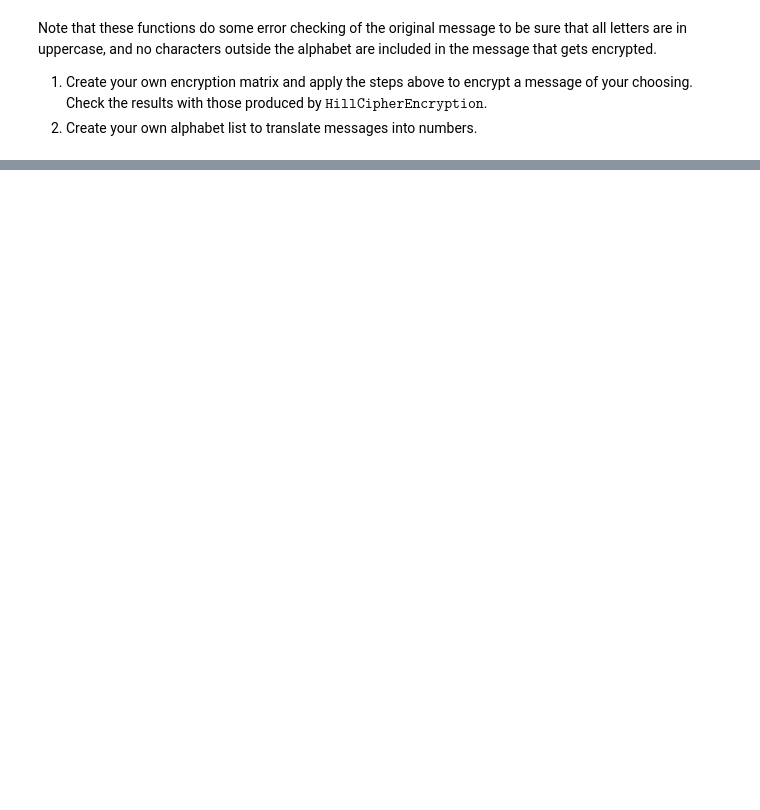
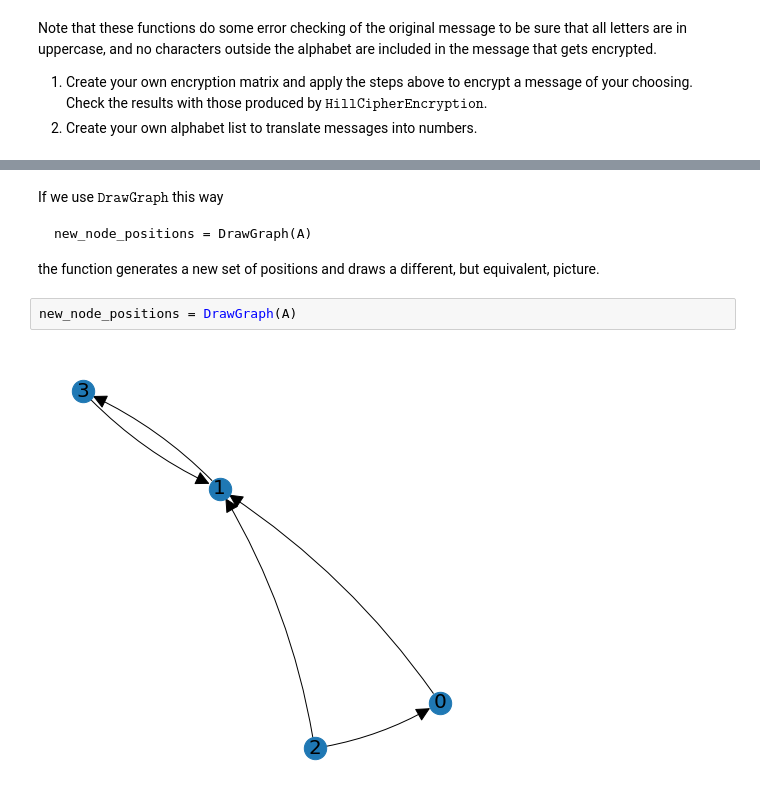
Before and after one commit to bvanderlei/jupyter-guide-to-linear-algebra, a Jupyter notebook: Applications.ipynb, the cells around one changed output, grey strips where cells are left out. Cells and saved outputs as stored; diff of their text form; blank space fills up the shorter version.

````diff
--- a/Applications.ipynb
+++ b/Applications.ipynb
@@ -297,0 +329,10 @@ Note that these functions do some error checking of the original message to be s
+# %% [markdown]
+If we use $\texttt{DrawGraph}$ this way
+```
+new_node_positions = DrawGraph(A)
+```
+the function generates a new set of positions and draws a different, but equivalent, picture.
+# %%
+new_node_positions = DrawGraph(A)
+# %% [output]
+[figure, added]
````
Also changed, not shown: parts of 63 cells of this notebook, 4 other files.
